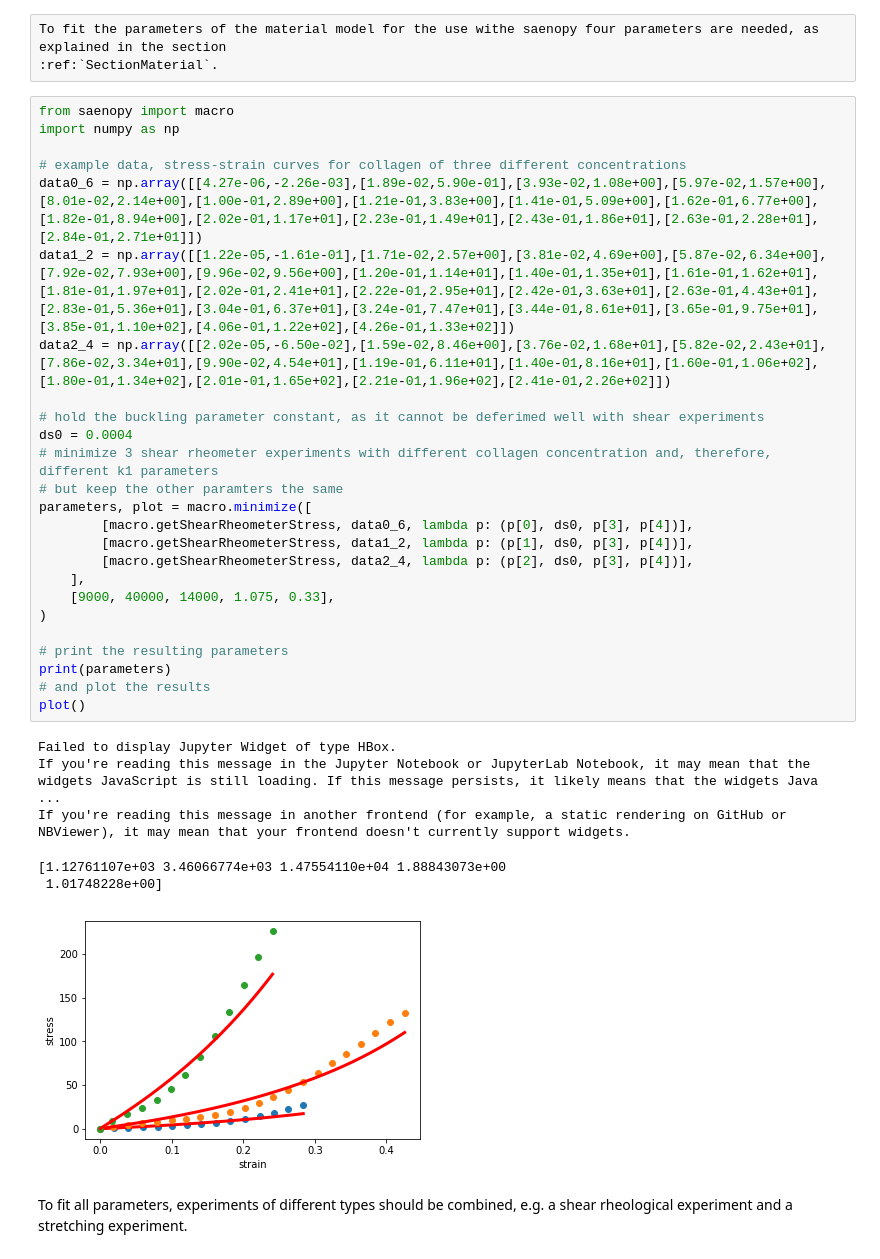
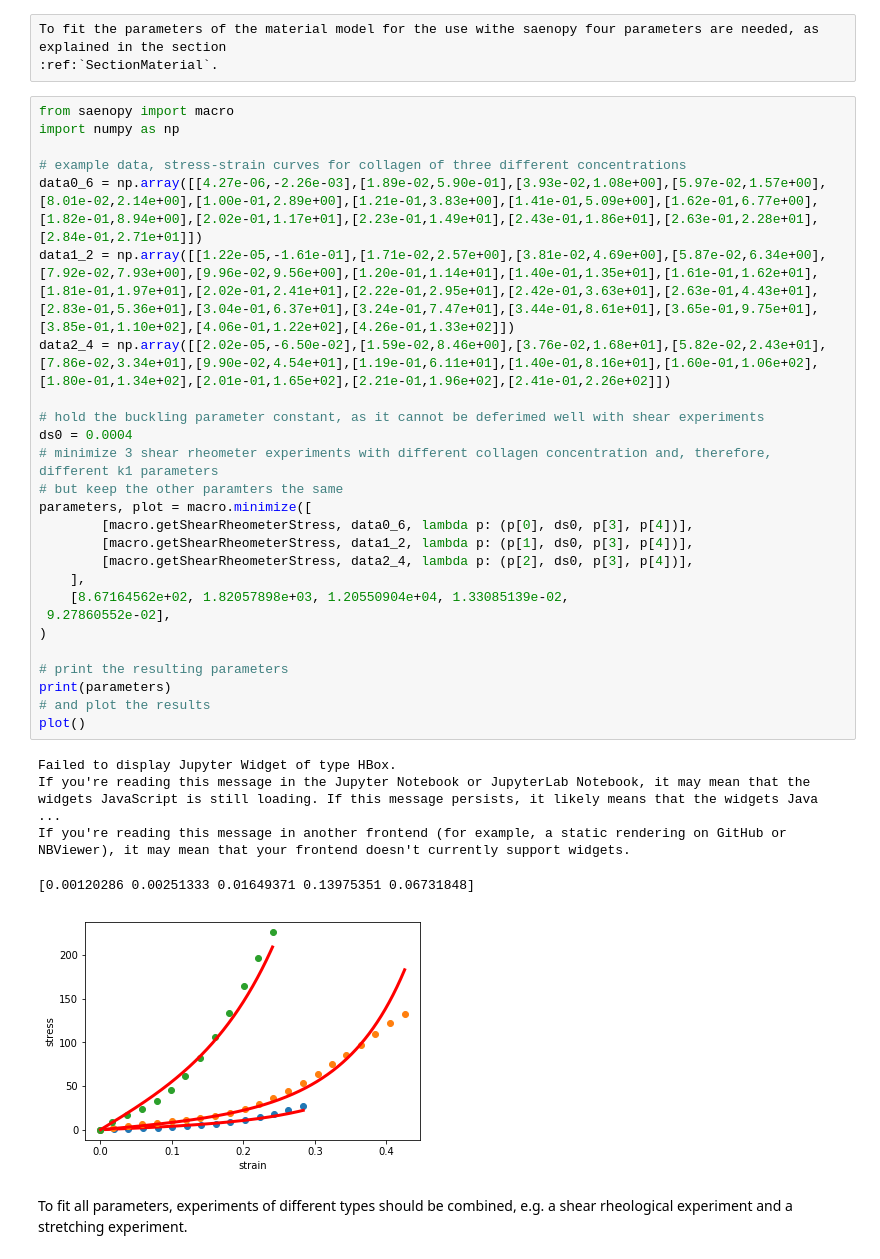
Before and after one commit to rgerum/saenopy, a Jupyter notebook: docs/material.ipynb, the cells around one changed output. Saved outputs shown, nothing was run; the diff lists cells and outputs as text.

```diff
--- a/docs/material.ipynb
+++ b/docs/material.ipynb
@@ -180,35 +195,35 @@ To fit the parameters of the material model for the use withe saenopy four param
 # %%
 from saenopy import macro
 import numpy as np
 
 # example data, stress-strain curves for collagen of three different concentrations
 data0_6 = np.array([[4.27e-06,-2.26e-03],[1.89e-02,5.90e-01],[3.93e-02,1.08e+00],[5.97e-02,1.57e+00],[8.01e-02,2.14e+00],[1.00e-01,2.89e+00],[1.21e-01,3.83e+00],[1.41e-01,5.09e+00],[1.62e-01,6.77e+00],[1.82e-01,8.94e+00],[2.02e-01,1.17e+01],[2.23e-01,1.49e+01],[2.43e-01,1.86e+01],[2.63e-01,2.28e+01],[2.84e-01,2.71e+01]])
 data1_2 = np.array([[1.22e-05,-1.61e-01],[1.71e-02,2.57e+00],[3.81e-02,4.69e+00],[5.87e-02,6.34e+00],[7.92e-02,7.93e+00],[9.96e-02,9.56e+00],[1.20e-01,1.14e+01],[1.40e-01,1.35e+01],[1.61e-01,1.62e+01],[1.81e-01,1.97e+01],[2.02e-01,2.41e+01],[2.22e-01,2.95e+01],[2.42e-01,3.63e+01],[2.63e-01,4.43e+01],[2.83e-01,5.36e+01],[3.04e-01,6.37e+01],[3.24e-01,7.47e+01],[3.44e-01,8.61e+01],[3.65e-01,9.75e+01],[3.85e-01,1.10e+02],[4.06e-01,1.22e+02],[4.26e-01,1.33e+02]])
 data2_4 = np.array([[2.02e-05,-6.50e-02],[1.59e-02,8.46e+00],[3.76e-02,1.68e+01],[5.82e-02,2.43e+01],[7.86e-02,3.34e+01],[9.90e-02,4.54e+01],[1.19e-01,6.11e+01],[1.40e-01,8.16e+01],[1.60e-01,1.06e+02],[1.80e-01,1.34e+02],[2.01e-01,1.65e+02],[2.21e-01,1.96e+02],[2.41e-01,2.26e+02]])
 
 # hold the buckling parameter constant, as it cannot be deferimed well with shear experiments
 ds0 = 0.0004
 # minimize 3 shear rheometer experiments with different collagen concentration and, therefore, different k1 parameters
 # but keep the other paramters the same
 parameters, plot = macro.minimize([
         [macro.getShearRheometerStress, data0_6, lambda p: (p[0], ds0, p[3], p[4])],
         [macro.getShearRheometerStress, data1_2, lambda p: (p[1], ds0, p[3], p[4])],
         [macro.getShearRheometerStress, data2_4, lambda p: (p[2], ds0, p[3], p[4])],
     ],
-    [9000, 40000, 14000, 1.075, 0.33],
+    [8.67164562e+02, 1.82057898e+03, 1.20550904e+04, 1.33085139e-02,
+ 9.27860552e-02],
 )
 
 # print the resulting parameters
 print(parameters)
 # and plot the results
 plot()
 # %% [output]
 Failed to display Jupyter Widget of type HBox.
 If you're reading this message in the Jupyter Notebook or JupyterLab Notebook, it may mean that the widgets JavaScript is still loading. If this message persists, it likely means that the widgets Java ...
 If you're reading this message in another frontend (for example, a static rendering on GitHub or NBViewer), it may mean that your frontend doesn't currently support widgets.
-[1.12761107e+03 3.46066774e+03 1.47554110e+04 1.88843073e+00
- 1.01748228e+00]
+[0.00120286 0.00251333 0.01649371 0.13975351 0.06731848]
-[figure, old version]
+[figure, new version]
 # %% [markdown]
 To fit all parameters, experiments of different types should be combined, e.g. a shear rheological experiment and a stretching experiment.
 # %%
```
Also changed, not shown: parts of 2 cells of this notebook, 1 other file.
